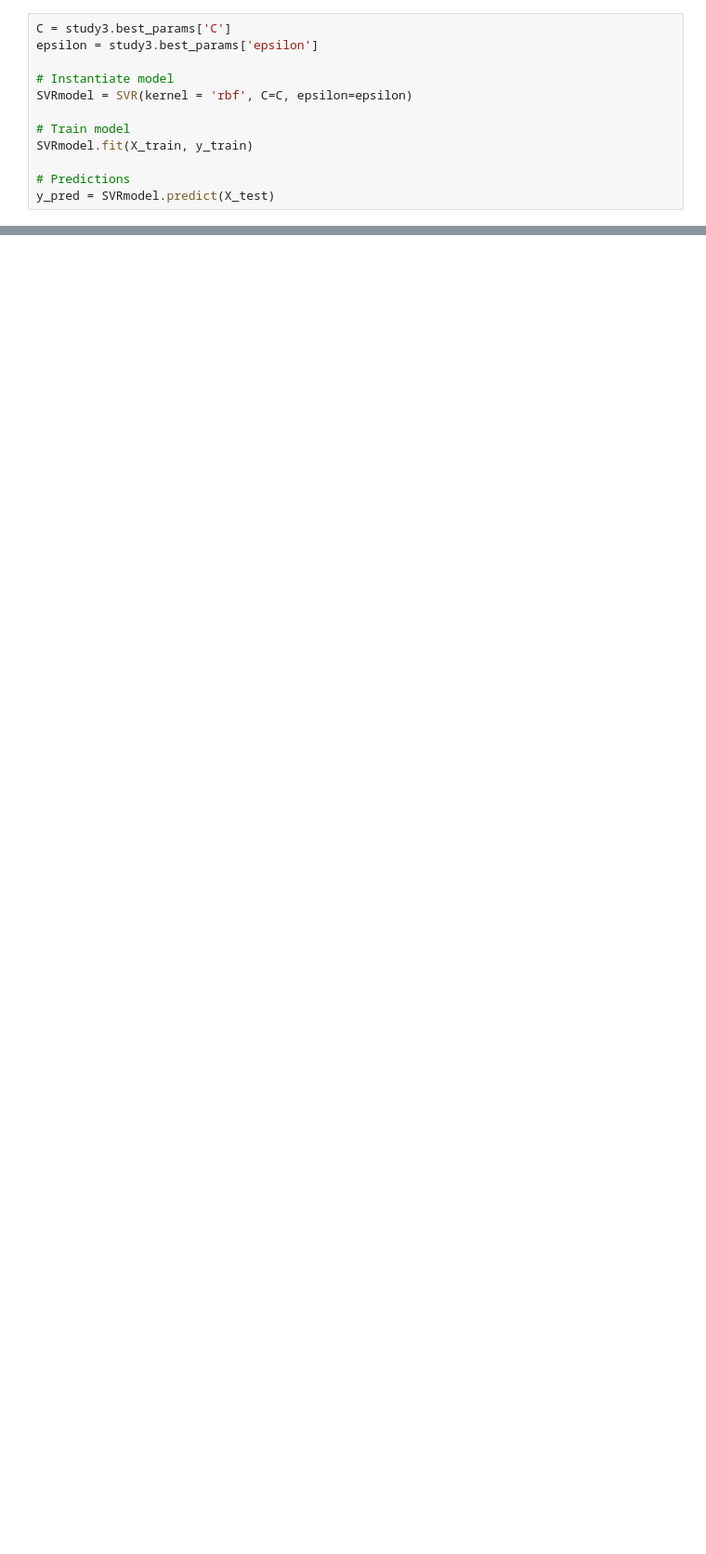
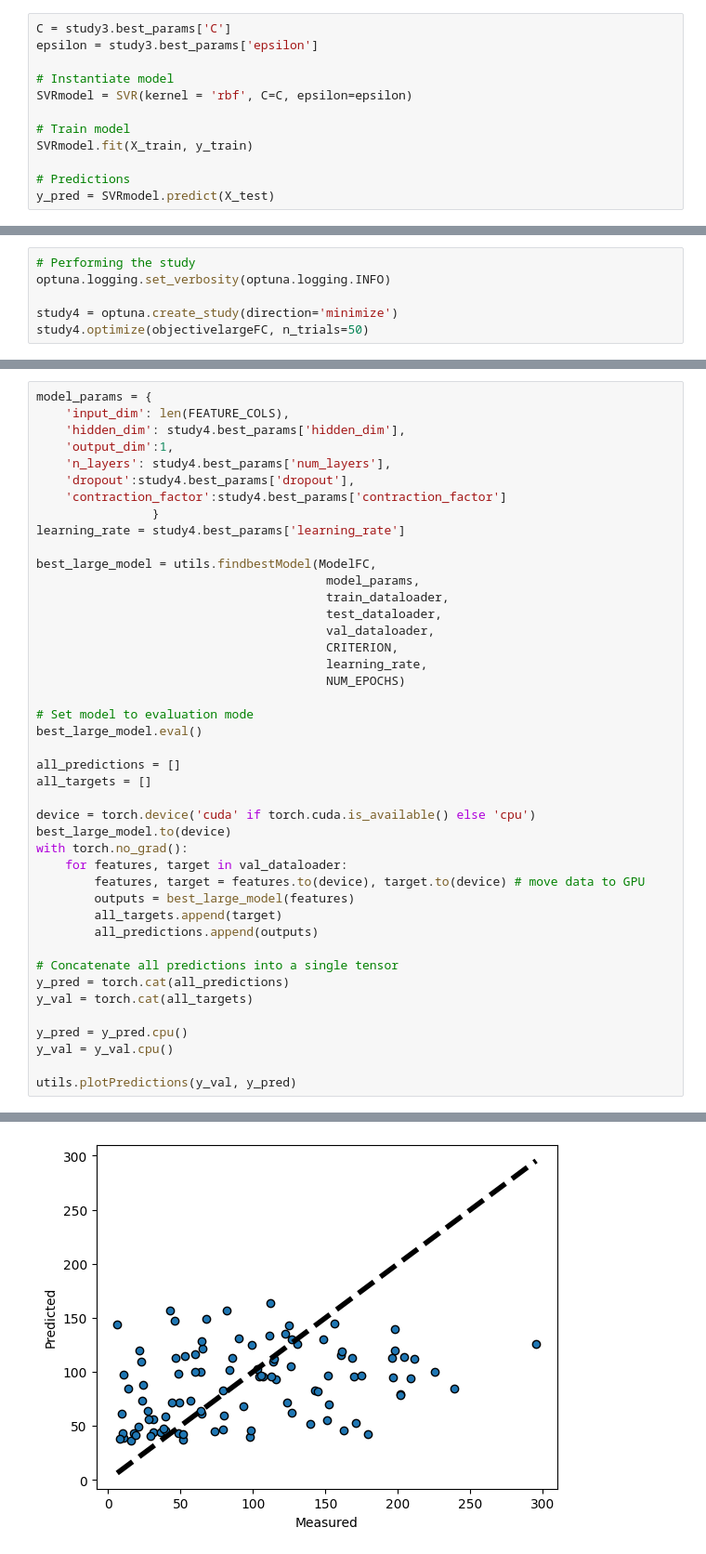
Before and after one commit to gitvan711/METABRIC_analysis, a Jupyter notebook: metabric_data_analysis.ipynb, the cells around one changed output, grey strips where cells are left out. Shown at 93% size. Saved outputs shown, nothing was run; the diff lists cells and outputs as text; blank space fills up the shorter version.

```diff
--- a/metabric_data_analysis.ipynb
+++ b/metabric_data_analysis.ipynb
@@ -895,0 +792,6 @@ utils.plot_predictions(y_test, y_pred)
+# %%
+# Performing the study
+optuna.logging.set_verbosity(optuna.logging.INFO)
+
+study4 = optuna.create_study(direction='minimize')
+study4.optimize(objectivelargeFC, n_trials=50)
@@ -895,0 +822,44 @@ utils.plot_predictions(y_test, y_pred)
+# %%
+model_params = {
+    'input_dim': len(FEATURE_COLS),
+    'hidden_dim': study4.best_params['hidden_dim'],
+    'output_dim':1,
+    'n_layers': study4.best_params['num_layers'],
+    'dropout':study4.best_params['dropout'],
+    'contraction_factor':study4.best_params['contraction_factor']
+                }
+learning_rate = study4.best_params['learning_rate']
+
+best_large_model = utils.findbestModel(ModelFC,
+                                        model_params,
+                                        train_dataloader,
+                                        test_dataloader,
+                                        val_dataloader,
+                                        CRITERION,
+                                        learning_rate,
+                                        NUM_EPOCHS)
+
+# Set model to evaluation mode
+best_large_model.eval()
+
+all_predictions = []
+all_targets = []
+
+device = torch.device('cuda' if torch.cuda.is_available() else 'cpu')
+best_large_model.to(device)
+with torch.no_grad():
+    for features, target in val_dataloader:
+        features, target = features.to(device), target.to(device) # move data to GPU
+        outputs = best_large_model(features)
+        all_targets.append(target)
+        all_predictions.append(outputs)
+
+# Concatenate all predictions into a single tensor
+y_pred = torch.cat(all_predictions)
+y_val = torch.cat(all_targets)
+
+y_pred = y_pred.cpu()
+y_val = y_val.cpu()
+
+utils.plotPredictions(y_val, y_pred)
+# %% [output]
@@ -895,0 +873 @@ utils.plot_predictions(y_test, y_pred)
+[figure, added]
```
Also changed, not shown: parts of 33 cells of this notebook, 1 other file.
